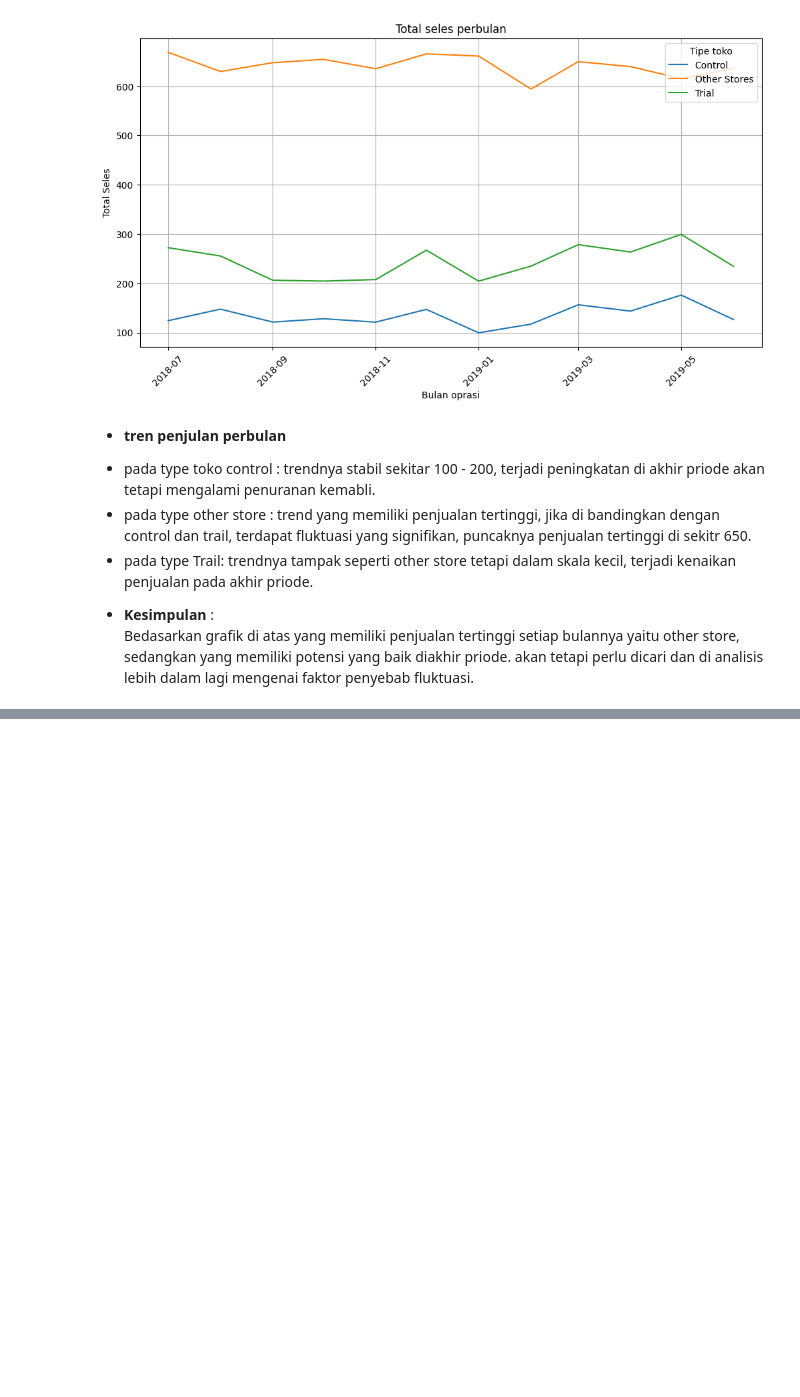
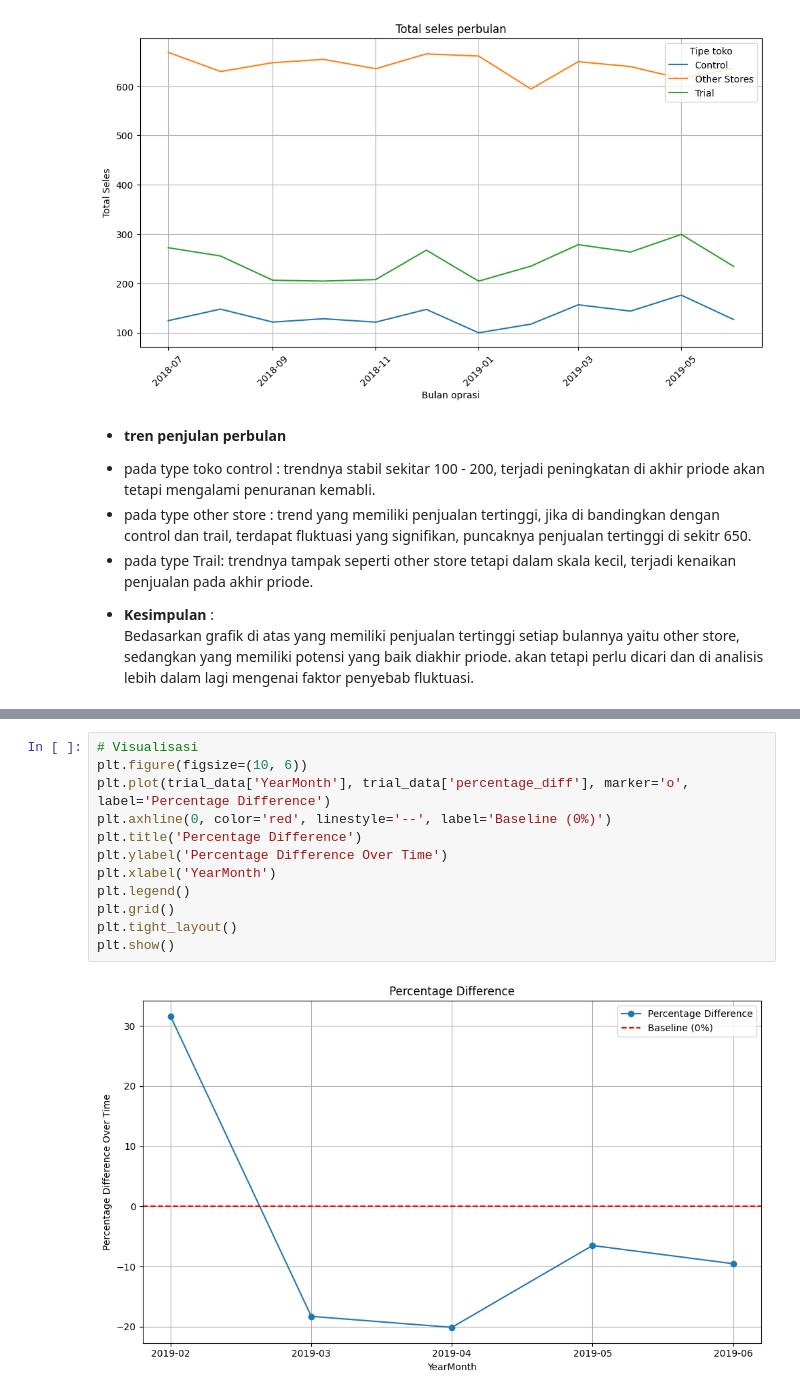
Before and after one commit to Aldistwn29/Experience_Perusahaan_Quantum, a Jupyter notebook: ritel_quantum.ipynb, the cells around one changed output, grey strips where cells are left out. Saved outputs shown, nothing was run; the diff lists cells and outputs as text; blank space fills up the shorter version.

```diff
--- a/ritel_quantum.ipynb
+++ b/ritel_quantum.ipynb
@@ -345,0 +425,14 @@ Bedasarkan grafik di atas yang memiliki penjualan tertinggi setiap bulannya yait
+# %%
+# Visualisasi
+plt.figure(figsize=(10, 6))
+plt.plot(trial_data['YearMonth'], trial_data['percentage_diff'], marker='o', label='Percentage Difference')
+plt.axhline(0, color='red', linestyle='--', label='Baseline (0%)')
+plt.title('Percentage Difference')
+plt.ylabel('Percentage Difference Over Time')
+plt.xlabel('YearMonth')
+plt.legend()
+plt.grid()
+plt.tight_layout()
+plt.show()
+# %% [output]
+[figure, added]
```
Also changed, not shown: parts of 6 cells of this notebook.
